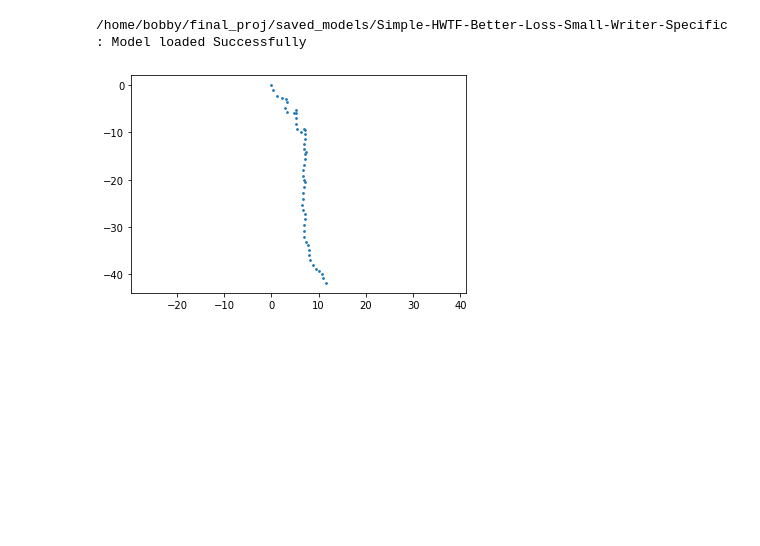
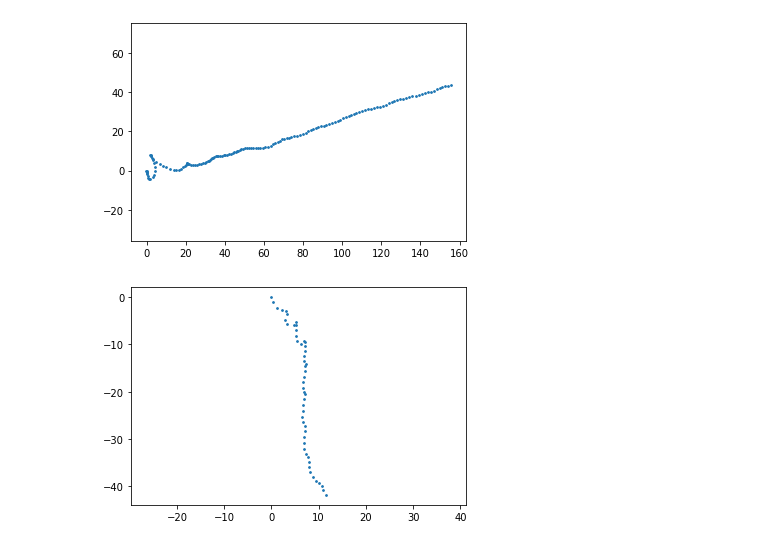
Before and after one commit to XingyuHe/handwriting_transformer, a Jupyter notebook: draw.ipynb, the cells around one changed output. Cells and saved outputs as stored; diff of their text form; code cells hidden in the pictures; blank space fills up the shorter version.

Commit message:
added convolution based transformer model

```diff
--- a/draw.ipynb
+++ b/draw.ipynb
@@ -5,9 +5,25 @@ from utils import *
 import torch
 import numpy as np
 # %%
-hand = draw.Hand("/home/bobby/final_proj/saved_models/Simple-HWTF-Better-Loss-Small-Writer-Specific")
+model = torch.load("saved_models/Simple-HWTF-Better-Loss-Small/model.pth")
+model.load_state_dict(torch.load("saved_models/Simple-HWTF-Better-Loss-Small/model_state_dict.pth"))
+model = model.to(DEVICE)
-# %% [output]
-/home/bobby/final_proj/saved_models/Simple-HWTF-Better-Loss-Small-Writer-Specific : Model loaded Successfully
+# %%
+
+model2 = torch.load("saved_models/Convolution-HWFT/model.pth")
+model2.load_state_dict(torch.load("saved_models/Convolution-HWFT/model_state_dict.pth"))
+model2 = model2.to(DEVICE)
+# %%
+test_words = "jesus "
+test_batch = {"c": torch.tensor([alpha_to_num[c] for c in test_words]).unsqueeze(0).to(DEVICE), "c_len": torch.tensor([len(test_words)]).to(DEVICE)}
+
+
+# torch.save(model.state_dict(), model_state_dict_path)
+out = predict_no_guidance(model2, test_batch)
+# img_path = os.path.join(MODELS_DIR, "test_img_epoch-{}.jpg".format(epoch))
+draw(out, None)
+# %% [output]
+[figure, added]
 # %%
 batch = {}
 batch['c'] = torch.tensor([alpha_to_num[c] for c in  r""""d"""]).unsqueeze(0).to(DEVICE)
```
Also changed, not shown: 15 other files.
